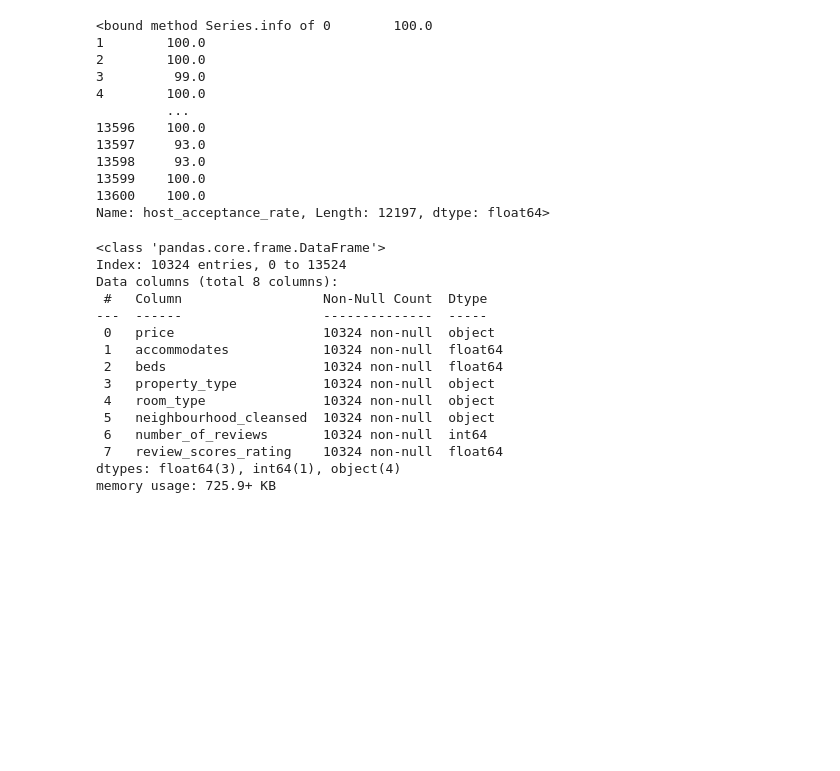
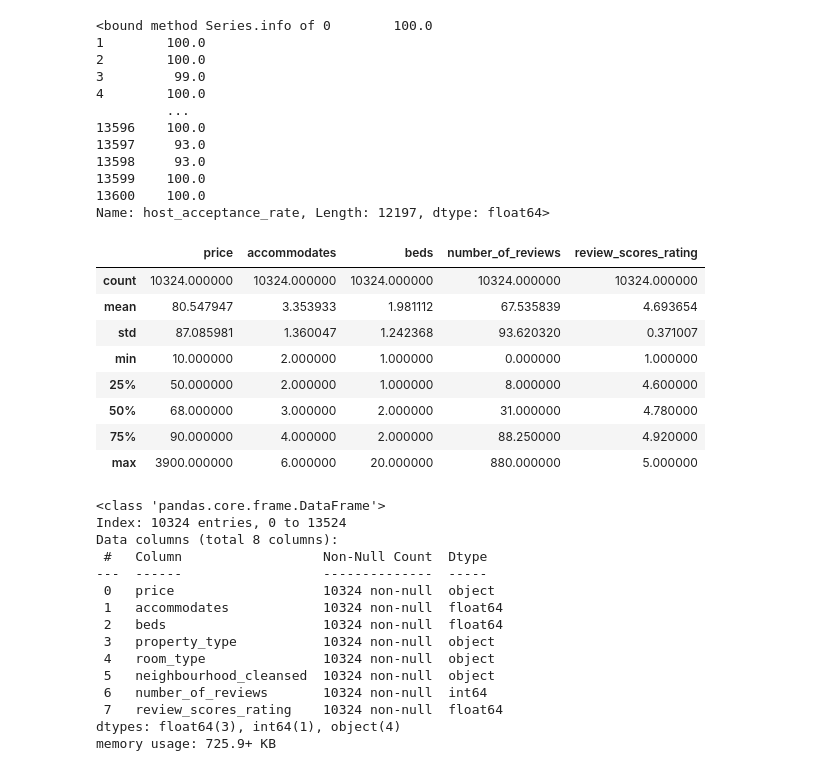
Before and after one commit to Jk33033/Data_Analysis3, a Jupyter notebook: assignment2/main.ipynb, the cells around one changed output. Saved outputs shown, nothing was run; the diff lists cells and outputs as text; code cells hidden in the pictures; blank space fills up the shorter version.

```diff
--- a/assignment2/main.ipynb
+++ b/assignment2/main.ipynb
@@ -144,6 +144,18 @@ predictors_2 = basic_vars + reviews
 all = ['price'] + predictors_2
 # %%
 data_selected = data[all]
+# %%
+data_selected.describe()
+# %% [output]
+|  | price | accommodates | beds | number_of_reviews | review_scores_rating |
+| count | 10324.000000 | 10324.000000 | 10324.000000 | 10324.000000 | 10324.000000 |
+| mean | 80.547947 | 3.353933 | 1.981112 | 67.535839 | 4.693654 |
+| std | 87.085981 | 1.360047 | 1.242368 | 93.620320 | 0.371007 |
+| min | 10.000000 | 2.000000 | 1.000000 | 0.000000 | 1.000000 |
+| 25% | 50.000000 | 2.000000 | 1.000000 | 8.000000 | 4.600000 |
+| 50% | 68.000000 | 3.000000 | 2.000000 | 31.000000 | 4.780000 |
+| 75% | 90.000000 | 4.000000 | 2.000000 | 88.250000 | 4.920000 |
+| max | 3900.000000 | 6.000000 | 20.000000 | 880.000000 | 5.000000 |
 # %%
 # 少なくとも一つのカラムでNullを含む行を全て削除する
 # df_cleaned = df.dropna(subset=['column_name'])
```
Also changed, not shown: 2 other files.
